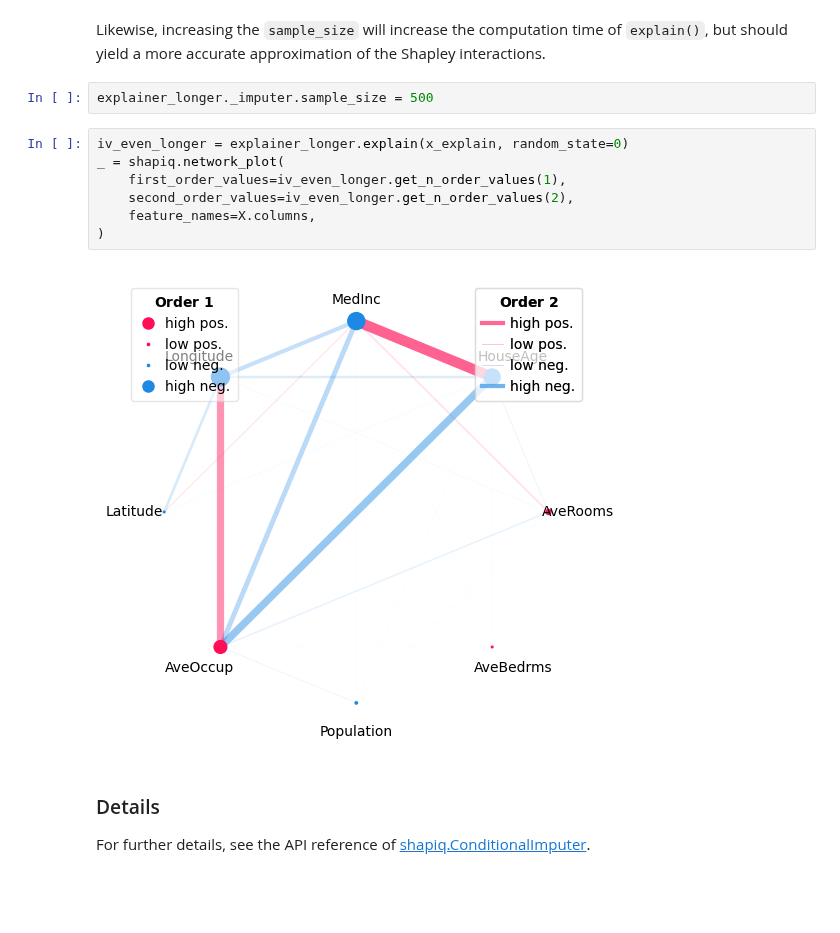
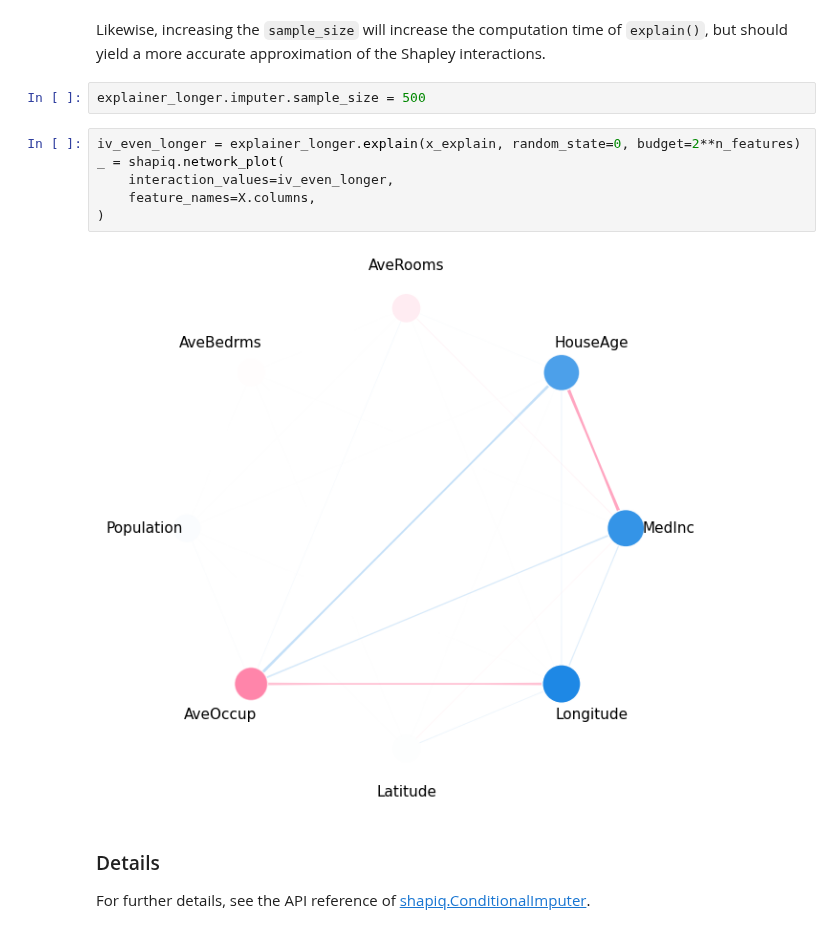
Before and after one commit to FabianK-Dev/shapiq, a Jupyter notebook: docs/source/notebooks/tabular_notebooks/conditional_imputer.ipynb, the cells around one changed output. Drawn from its saved outputs; the diff is of its cells as text; blank space fills up the shorter version.

```diff
--- a/docs/source/notebooks/tabular_notebooks/conditional_imputer.ipynb
+++ b/docs/source/notebooks/tabular_notebooks/conditional_imputer.ipynb
@@ -164,16 +162,15 @@ TypeError: TabularExplainer.explain_function() missing 1 required positional arg
 # %% [markdown]
 Likewise, increasing the `sample_size` will increase the computation time of `explain()`, but should yield a more accurate approximation of the Shapley interactions.
 # %%
-explainer_longer._imputer.sample_size = 500
+explainer_longer.imputer.sample_size = 500
 # %%
-iv_even_longer = explainer_longer.explain(x_explain, random_state=0)
+iv_even_longer = explainer_longer.explain(x_explain, random_state=0, budget=2**n_features)
 _ = shapiq.network_plot(
-    first_order_values=iv_even_longer.get_n_order_values(1),
-    second_order_values=iv_even_longer.get_n_order_values(2),
+    interaction_values=iv_even_longer,
     feature_names=X.columns,
 )
 # %% [output]
-[figure, old version]
+[figure, new version]
 # %% [markdown]
 ### Details
 For further details, see the API reference of [shapiq.ConditionalImputer](https://shapiq.readthedocs.io/en/latest/api/shapiq.games.html#shapiq.games.ConditionalImputer).
```
Also changed, not shown: parts of 4 cells of this notebook, 18 other files.
